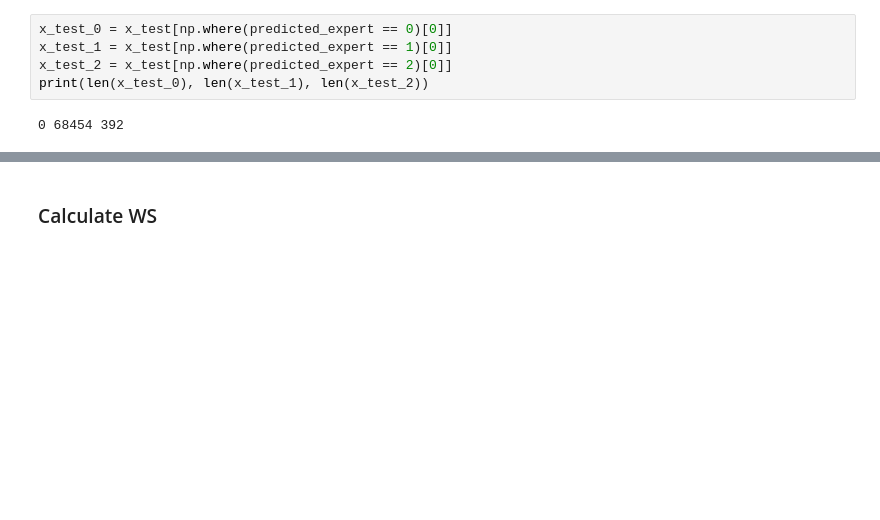
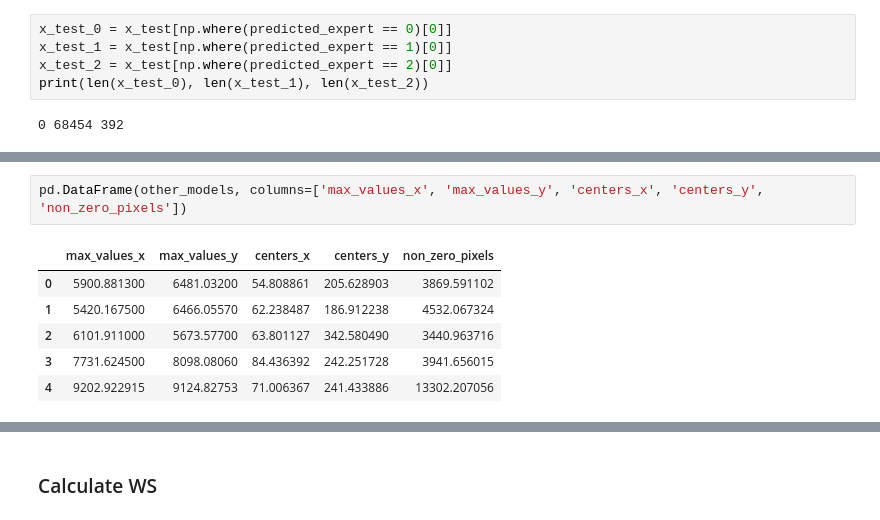
Before and after one commit to patrick-bedkowski/Generative-DNN-for-Physics-Simulations-CERN, a Jupyter notebook: dynamic_neural_networks/pytorch/dynamic_router/analyze_pretrained_experts.ipynb, the cells around one changed output, grey strips where cells are left out. Cells and saved outputs as stored; diff of their text form; blank space fills up the shorter version.

```diff
--- a/dynamic_neural_networks/pytorch/dynamic_router/analyze_pretrained_experts.ipynb
+++ b/dynamic_neural_networks/pytorch/dynamic_router/analyze_pretrained_experts.ipynb
@@ -503,0 +572,9 @@ ch_org = pd.DataFrame(sum_channels_parallel(ch_org)).values
+# %%
+pd.DataFrame(other_models, columns=['max_values_x', 'max_values_y', 'centers_x', 'centers_y', 'non_zero_pixels'])
+# %% [output]
+|  | max_values_x | max_values_y | centers_x | centers_y | non_zero_pixels |
+| 0 | 5900.881300 | 6481.03200 | 54.808861 | 205.628903 | 3869.591102 |
+| 1 | 5420.167500 | 6466.05570 | 62.238487 | 186.912238 | 4532.067324 |
+| 2 | 6101.911000 | 5673.57700 | 63.801127 | 342.580490 | 3440.963716 |
+| 3 | 7731.624500 | 8098.08060 | 84.436392 | 242.251728 | 3941.656015 |
+| 4 | 9202.922915 | 9124.82753 | 71.006367 | 241.433886 | 13302.207056 |
```
Also changed, not shown: parts of 86 cells of this notebook, 6 other files.
